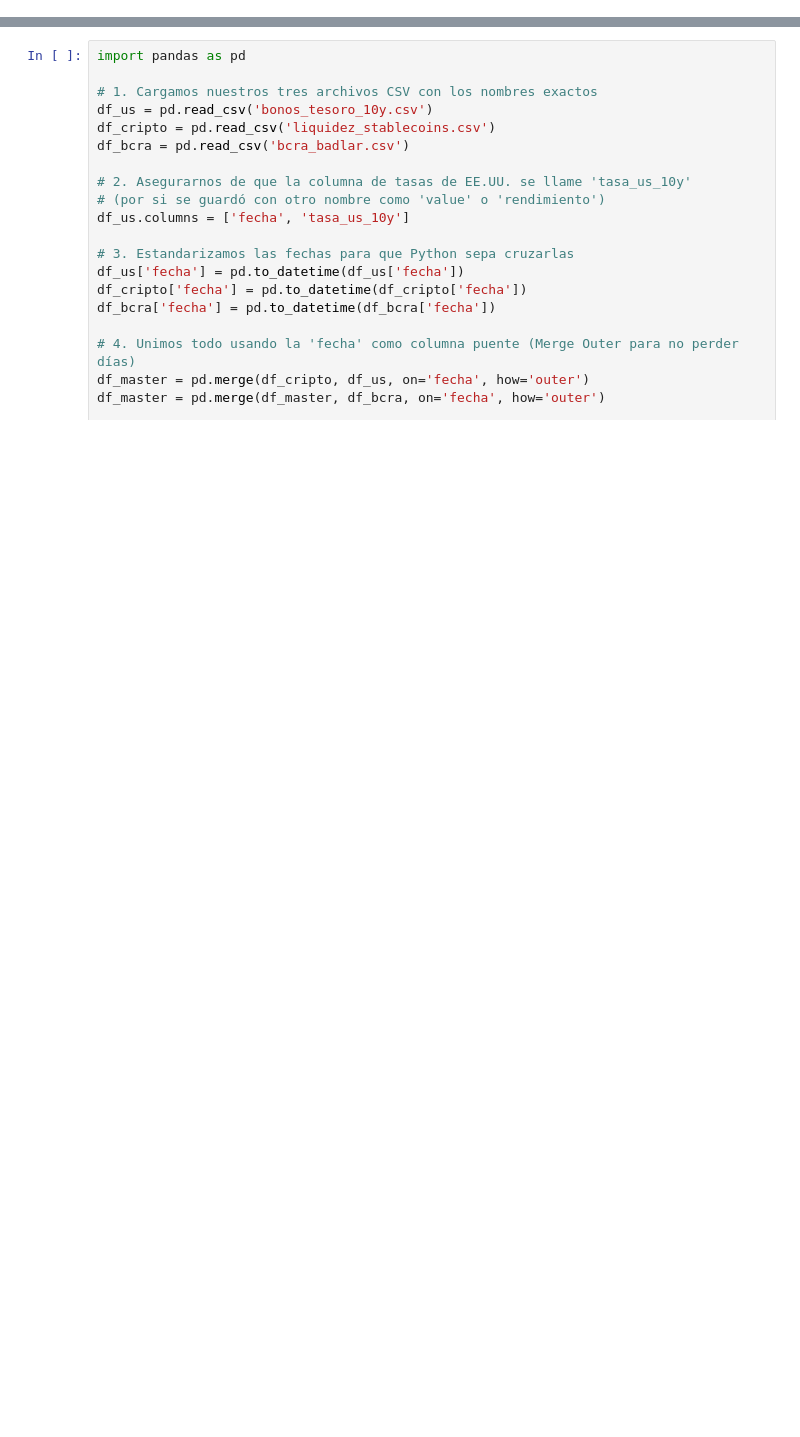
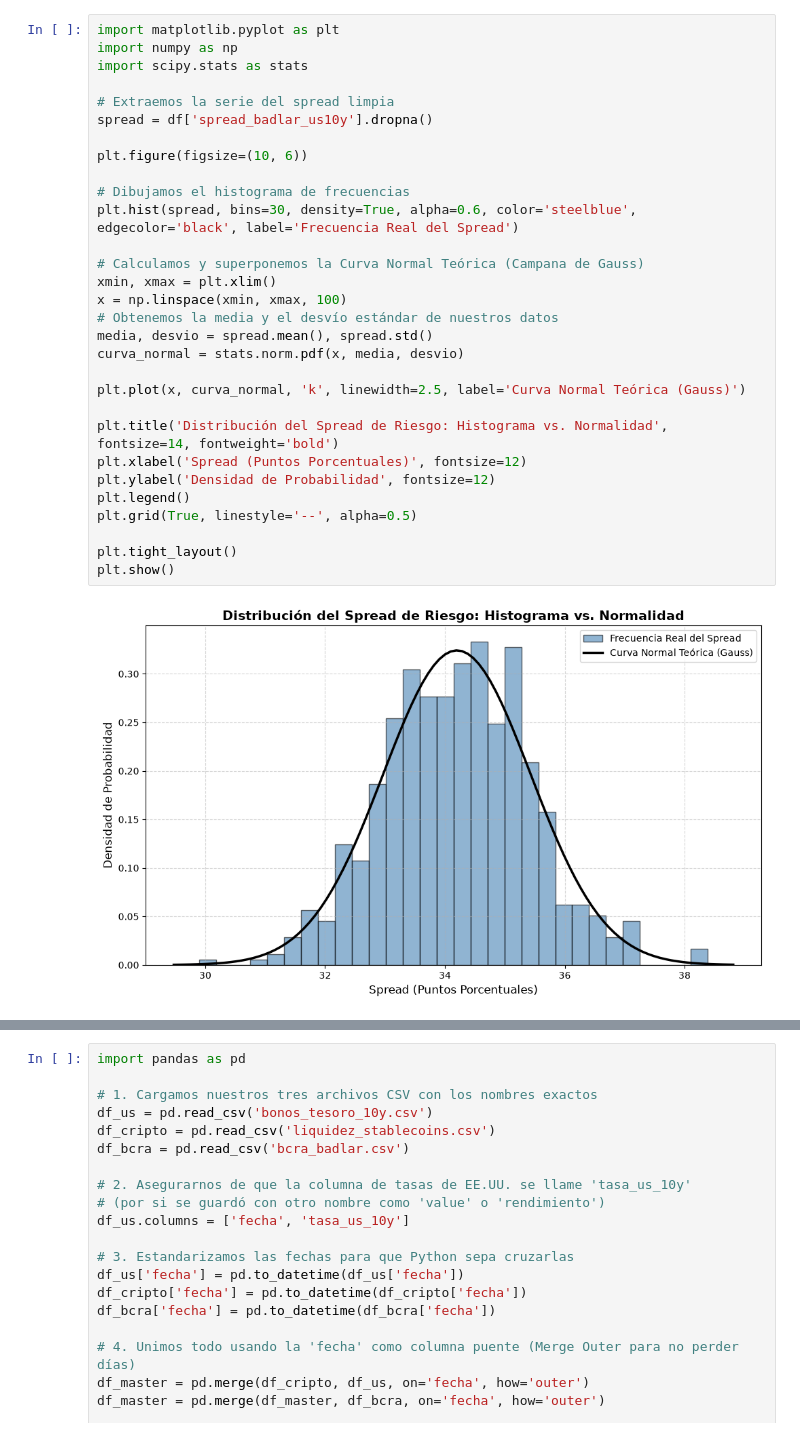
Before and after one commit to SebastianDeseff/Proyecto_Riesgo_Stablecoins, a Jupyter notebook: prueba_fred.ipynb, the cells around one changed output, grey strips where cells are left out. Drawn from its saved outputs; the diff is of its cells as text; blank space fills up the shorter version.

Commit message:
Análisis estadístico de contagio: Correlación con lags, test de Jarque-Bera y distribución visual

```diff
--- a/prueba_fred.ipynb
+++ b/prueba_fred.ipynb
@@ -0,0 +1,32 @@
+# %%
+import matplotlib.pyplot as plt
+import numpy as np
+import scipy.stats as stats
+
+# Extraemos la serie del spread limpia
+spread = df['spread_badlar_us10y'].dropna()
+
+plt.figure(figsize=(10, 6))
+
+# Dibujamos el histograma de frecuencias
+plt.hist(spread, bins=30, density=True, alpha=0.6, color='steelblue', edgecolor='black', label='Frecuencia Real del Spread')
+
+# Calculamos y superponemos la Curva Normal Teórica (Campana de Gauss)
+xmin, xmax = plt.xlim()
+x = np.linspace(xmin, xmax, 100)
+# Obtenemos la media y el desvío estándar de nuestros datos
+media, desvio = spread.mean(), spread.std()
+curva_normal = stats.norm.pdf(x, media, desvio)
+
+plt.plot(x, curva_normal, 'k', linewidth=2.5, label='Curva Normal Teórica (Gauss)')
+
+plt.title('Distribución del Spread de Riesgo: Histograma vs. Normalidad', fontsize=14, fontweight='bold')
+plt.xlabel('Spread (Puntos Porcentuales)', fontsize=12)
+plt.ylabel('Densidad de Probabilidad', fontsize=12)
+plt.legend()
+plt.grid(True, linestyle='--', alpha=0.5)
+
+plt.tight_layout()
+plt.show()
+# %% [output]
+[figure, added]
```
Also changed, not shown: parts of 11 cells of this notebook.
